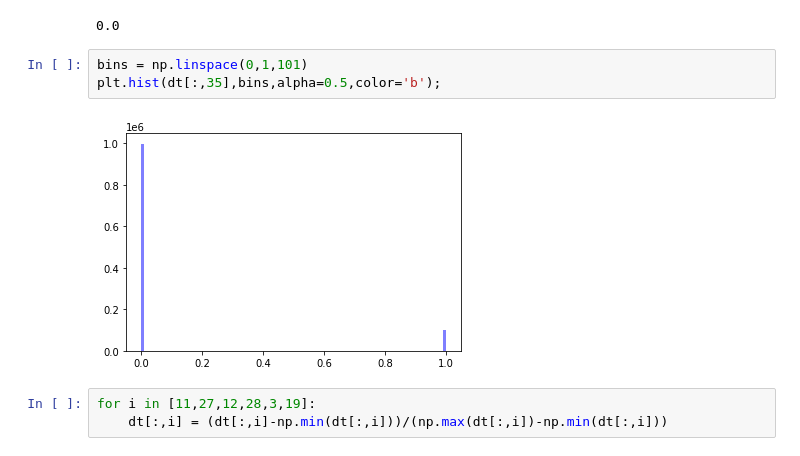
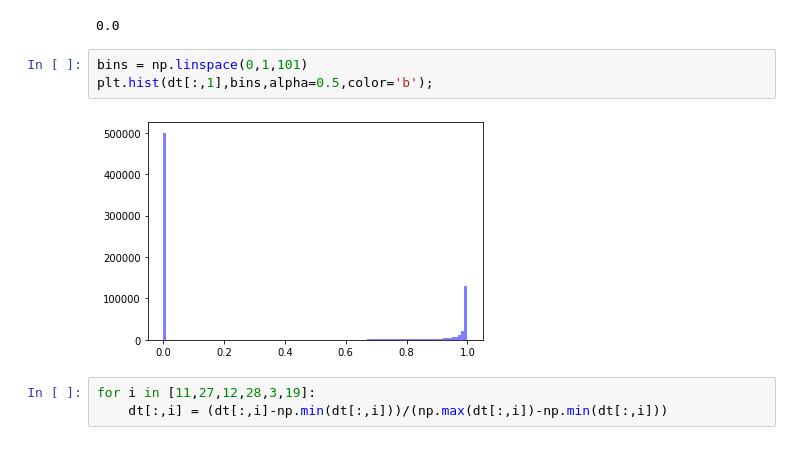
Before and after one commit to SangeonPark/QUASAR, a Jupyter notebook: new_flows/VAE_without_Flow_conventional_taus.ipynb, the cells around one changed output. Saved outputs shown, nothing was run; the diff lists cells and outputs as text.

```diff
--- a/new_flows/VAE_without_Flow_conventional_taus.ipynb
+++ b/new_flows/VAE_without_Flow_conventional_taus.ipynb
@@ -99,9 +99,9 @@ np.min(dt[:,8])
 0.0
 # %%
 bins = np.linspace(0,1,101)
-plt.hist(dt[:,35],bins,alpha=0.5,color='b');
+plt.hist(dt[:,1],bins,alpha=0.5,color='b');
 # %% [output]
-[figure, old version]
+[figure, new version]
 # %%
 for i in [11,27,12,28,3,19]:
     dt[:,i] = (dt[:,i]-np.min(dt[:,i]))/(np.max(dt[:,i])-np.min(dt[:,i]))
```
Also changed, not shown: parts of 1 cell of this notebook, 1 other file.
